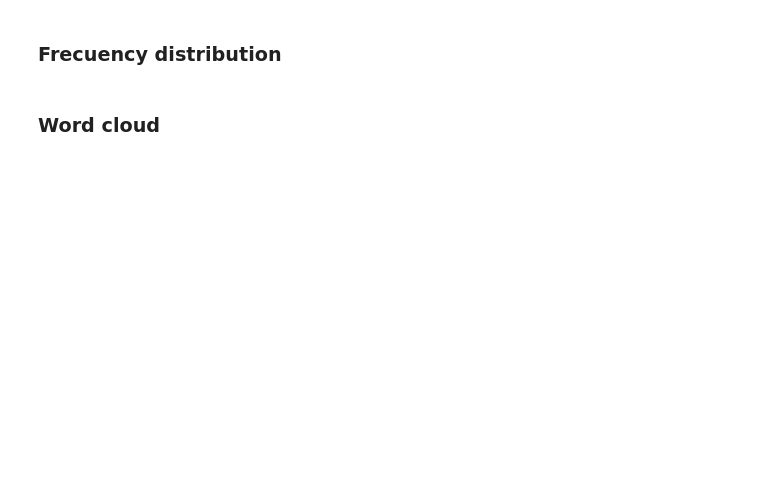
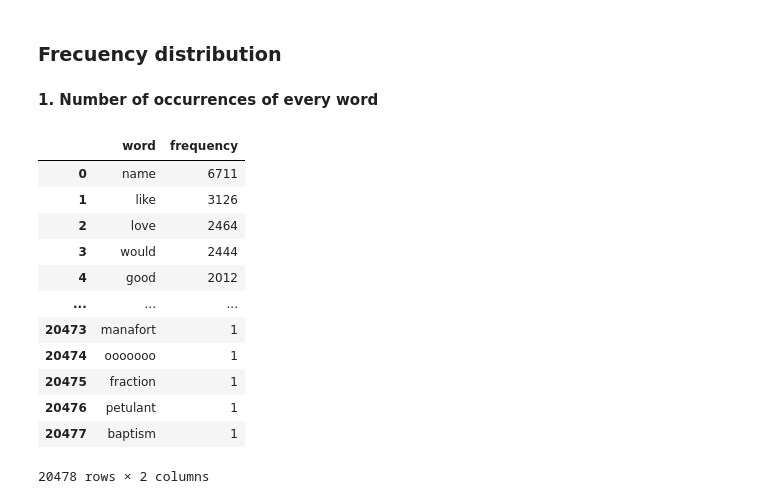
Before and after one commit to miberar123/SentimentAnalysis, a Jupyter notebook: TEXT/models/0_EDA.ipynb, the cells around one changed output. Cells and saved outputs as stored; diff of their text form; code cells hidden in the pictures; blank space fills up the shorter version.

```diff
--- a/TEXT/models/0_EDA.ipynb
+++ b/TEXT/models/0_EDA.ipynb
@@ -259,0 +270,26 @@ Number of rows in the validation dataset: 4947
+# %%
+# Create new datasets to apply the transformations
+train_prep = train.copy()
+test_prep = test.copy()
+validation_prep = validation.copy()
+
+# Load contractions csv as Pandas Dataframe
+contractions = pd.read_csv('../data/contractions.csv', sep=';')
+
+# Apply lower_and_contractions function
+train_prep['comment'] = train['comment'].apply(lambda x: lower_and_contractions(x, contractions))
+test_prep['comment'] = test['comment'].apply(lambda x: lower_and_contractions(x, contractions))
+validation_prep['comment'] = validation['comment'].apply(lambda x: lower_and_contractions(x, contractions))
+# %%
+# Download stopwords
+nltk.download('stopwords')
+stop_words = stopwords.words("english")
+
+# Download wordnet
+nltk.download('wordnet')
+lemmatizer = WordNetLemmatizer()
+
+# Apply stopwords_and_lemmatizer function
+train_prep['comment'] = train_prep['comment'].apply(lambda x: stopwords_and_lemmatizer(x, stop_words, lemmatizer))
+test_prep['comment'] = test_prep['comment'].apply(lambda x: stopwords_and_lemmatizer(x, stop_words, lemmatizer))
+validation_prep['comment'] = validation_prep['comment'].apply(lambda x: stopwords_and_lemmatizer(x, stop_words, lemmatizer))
@@ -259,0 +303,7 @@ Number of rows in the validation dataset: 4947
+# %%
+# Check the difference
+pd.set_option('display.max_colwidth', None)
+print('BEFORE PROCESSING\n')
+print(test['comment'].head(10))
+print('\nAFTER PROCESSING\n')
+print(test_prep['comment'].head(10))
@@ -260,4 +328,22 @@ Number of rows in the validation dataset: 4947
 # %% [markdown]
 ### Frecuency distribution
-# %% [markdown]
-### Word cloud
+# %% [markdown]
+__1. Number of occurrences of every word__
+# %%
+# Train dataset
+words_count_train = get_word_counts(train_prep, "comment")
+words_count_train
+# %% [output]
+|  | word | frequency |
+| 0 | name | 6711 |
+| 1 | like | 3126 |
+| 2 | love | 2464 |
+| 3 | would | 2444 |
+| 4 | good | 2012 |
+| ... | ... | ... |
+| 20473 | manafort | 1 |
+| 20474 | ooooooo | 1 |
+| 20475 | fraction | 1 |
+| 20476 | petulant | 1 |
+| 20477 | baptism | 1 |
+20478 rows × 2 columns
```
Also changed, not shown: parts of 17 cells of this notebook, 5 other files.
